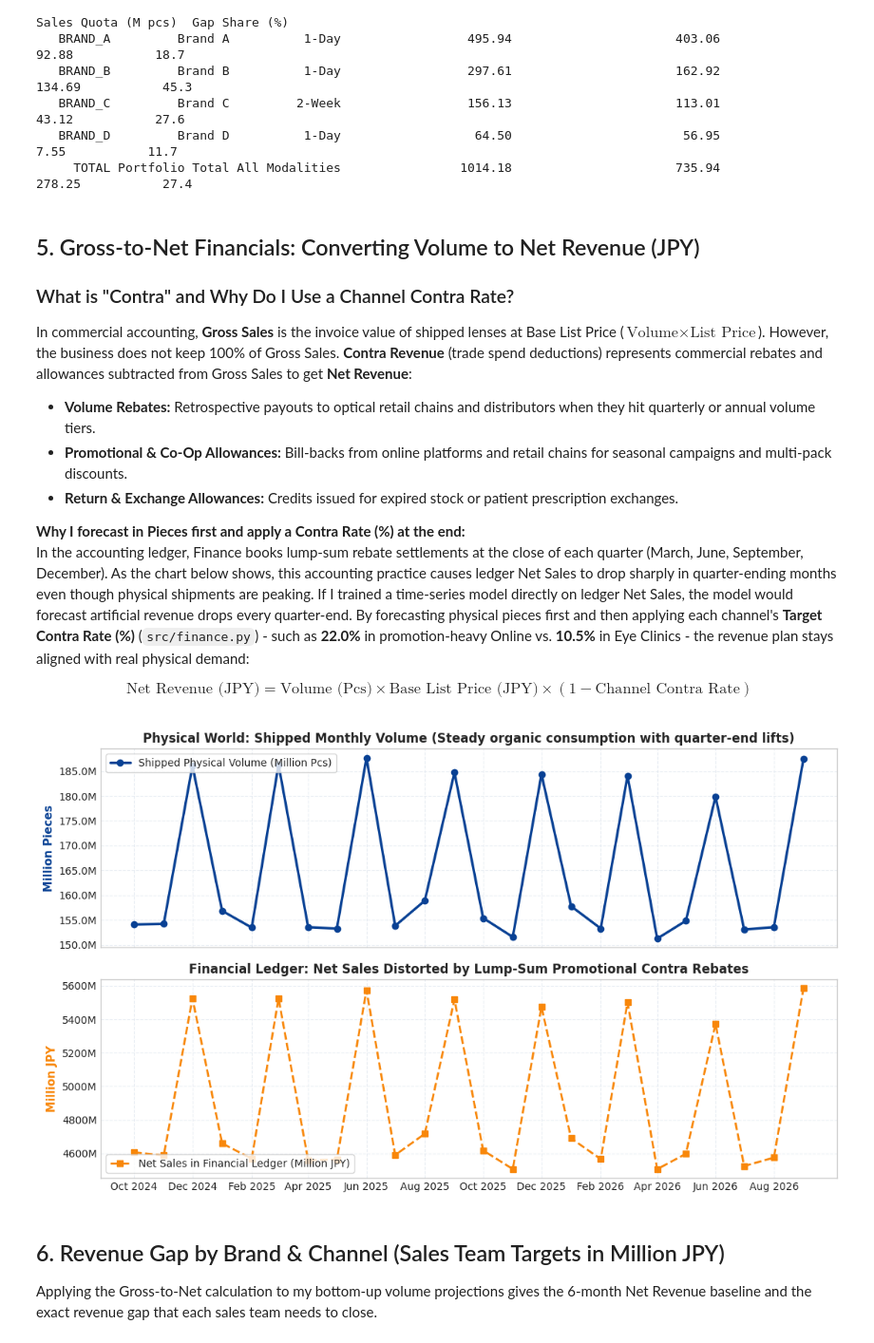
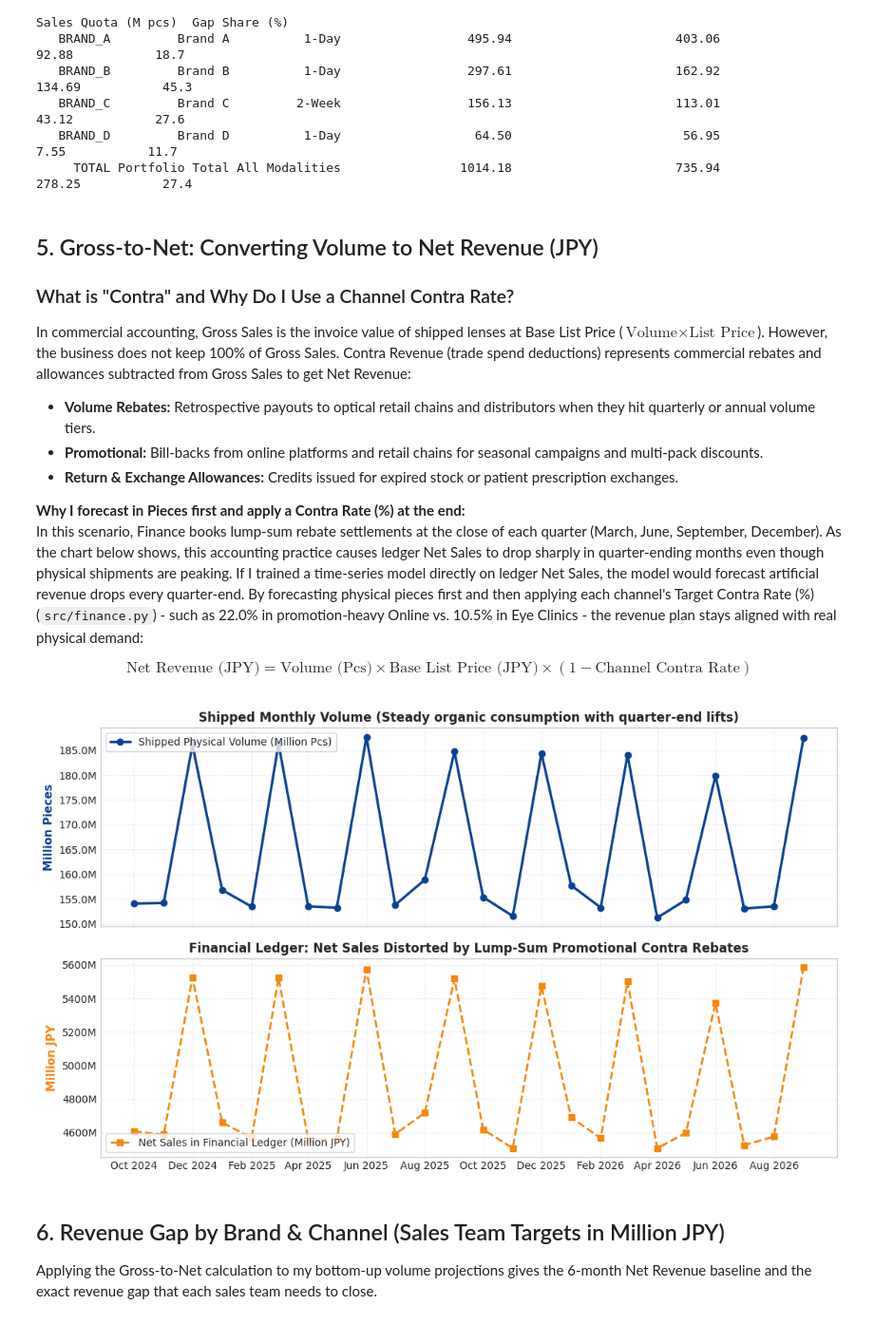
Before and after one commit to redboddhisatva/demand-forecasting-commercial-analysis, a Jupyter notebook: notebooks/recurring_demand_forecast_evaluation.ipynb, the cells around one changed output. Shown at 95% size. Drawn from its saved outputs; the diff is of its cells as text; code cells hidden in the pictures.

Commit message:
Add business flow context and synchronize project narrative

```diff
--- a/notebooks/recurring_demand_forecast_evaluation.ipynb
+++ b/notebooks/recurring_demand_forecast_evaluation.ipynb
@@ -428,51 +431,51 @@ Brand Code      Brand Name       Modality  Target Budget (M pcs)  Recurring Base
    BRAND_D         Brand D          1-Day                  64.50                       56.95                               7.55           11.7
      TOTAL Portfolio Total All Modalities                1014.18                      735.94                             278.25           27.4
 # %% [markdown]
-## 5. Gross-to-Net Financials: Converting Volume to Net Revenue (JPY)
+## 5. Gross-to-Net: Converting Volume to Net Revenue (JPY)
 
 ### What is "Contra" and Why Do I Use a Channel Contra Rate?
-In commercial accounting, **Gross Sales** is the invoice value of shipped lenses at Base List Price ($\text{Volume} \times \text{List Price}$). However, the business does not keep 100% of Gross Sales. **Contra Revenue** (trade spend deductions) represents commercial rebates and allowances subtracted from Gross Sales to get **Net Revenue**:
+In commercial accounting, Gross Sales is the invoice value of shipped lenses at Base List Price ($\text{Volume} \times \text{List Price}$). However, the business does not keep 100% of Gross Sales. Contra Revenue (trade spend deductions) represents commercial rebates and allowances subtracted from Gross Sales to get Net Revenue:
 * **Volume Rebates:** Retrospective payouts to optical retail chains and distributors when they hit quarterly or annual volume tiers.
-* **Promotional & Co-Op Allowances:** Bill-backs from online platforms and retail chains for seasonal campaigns and multi-pack discounts.
+* **Promotional:** Bill-backs from online platforms and retail chains for seasonal campaigns and multi-pack discounts.
 * **Return & Exchange Allowances:** Credits issued for expired stock or patient prescription exchanges.
 
 **Why I forecast in Pieces first and apply a Contra Rate (%) at the end:**
-In the accounting ledger, Finance books lump-sum rebate settlements at the close of each quarter (March, June, September, December). As the chart below shows, this accounting practice causes ledger Net Sales to drop sharply in quarter-ending months even though physical shipments are peaking. If I trained a time-series model directly on ledger Net Sales, the model would forecast artificial revenue drops every quarter-end. By forecasting physical pieces first and then applying each channel's **Target Contra Rate (%)** (`src/finance.py`) - such as **22.0%** in promotion-heavy Online vs. **10.5%** in Eye Clinics - the revenue plan stays aligned with real physical demand:
+In this scenario, Finance books lump-sum rebate settlements at the close of each quarter (March, June, September, December). As the chart below shows, this accounting practice causes ledger Net Sales to drop sharply in quarter-ending months even though physical shipments are peaking. If I trained a time-series model directly on ledger Net Sales, the model would forecast artificial revenue drops every quarter-end. By forecasting physical pieces first and then applying each channel's Target Contra Rate (%) (`src/finance.py`) - such as 22.0% in promotion-heavy Online vs. 10.5% in Eye Clinics - the revenue plan stays aligned with real physical demand:
 
 $$\text{Net Revenue (JPY)} = \text{Volume (Pcs)} \times \text{Base List Price (JPY)} \times (1 - \text{Channel Contra Rate})$$
 # %%
 # 5.1 Historical Shipped Volume vs Ledger Net Sales (The Accounting Trap)
 m_sales = fact_sales.groupby('period_date').agg({
     'qty_pcs': 'sum',
     'gross_sales_amt': 'sum',
     'contra_amt': 'sum',
     'net_sales_amt': 'sum',
 }).reset_index()
 m_sales['period_date'] = pd.to_datetime(m_sales['period_date'])
 m_sales = m_sales.sort_values('period_date').reset_index(drop=True)
 
 fig, (ax1, ax2) = plt.subplots(2, 1, figsize=(11, 6.5), sharex=True)
 sales_dates = m_sales['period_date']
 
 ax1.plot(sales_dates, m_sales['qty_pcs'] / 1e6, color=AZURE["royal"], lw=2.4, marker='o', label='Shipped Physical Volume (Million Pcs)')
 ax1.set_ylabel('Million Pieces', fontsize=11, fontweight='bold', color=AZURE["royal"])
-ax1.set_title('Physical World: Shipped Monthly Volume (Steady organic consumption with quarter-end lifts)', fontsize=12, fontweight='bold')
+ax1.set_title('Shipped Monthly Volume (Steady organic consumption with quarter-end lifts)', fontsize=12, fontweight='bold')
 ax1.grid(True, linestyle='--', color='#E2E8F0', alpha=0.7)
 ax1.legend(loc='upper left', frameon=True, facecolor='white', edgecolor='#cccccc')
 ax1.yaxis.set_major_formatter(ticker.FormatStrFormatter('%.1fM'))
 
 ax2.plot(sales_dates, m_sales['net_sales_amt'] / 1e6, color=AMBER["deep"], lw=2.0, marker='s', ls='--', label='Net Sales in Financial Ledger (Million JPY)')
 ax2.set_ylabel('Million JPY', fontsize=11, fontweight='bold', color=AMBER["deep"])
 ax2.set_title('Financial Ledger: Net Sales Distorted by Lump-Sum Promotional Contra Rebates', fontsize=12, fontweight='bold')
 ax2.grid(True, linestyle='--', color='#E2E8F0', alpha=0.7)
 ax2.legend(loc='lower left', frameon=True, facecolor='white', edgecolor='#cccccc')
 ax2.yaxis.set_major_formatter(ticker.FormatStrFormatter('%.0fM'))
 
 plt.xticks(sales_dates[::2], [d.strftime('%b %Y') for d in sales_dates[::2]], rotation=0)
 plt.tight_layout()
 plt.show()
 # %% [output]
-[figure, old version]
+[figure, new version]
 # %% [markdown]
 ## 6. Revenue Gap by Brand & Channel (Sales Team Targets in Million JPY)
 
```
Also changed, not shown: parts of 9 cells of this notebook, 1 other file.
